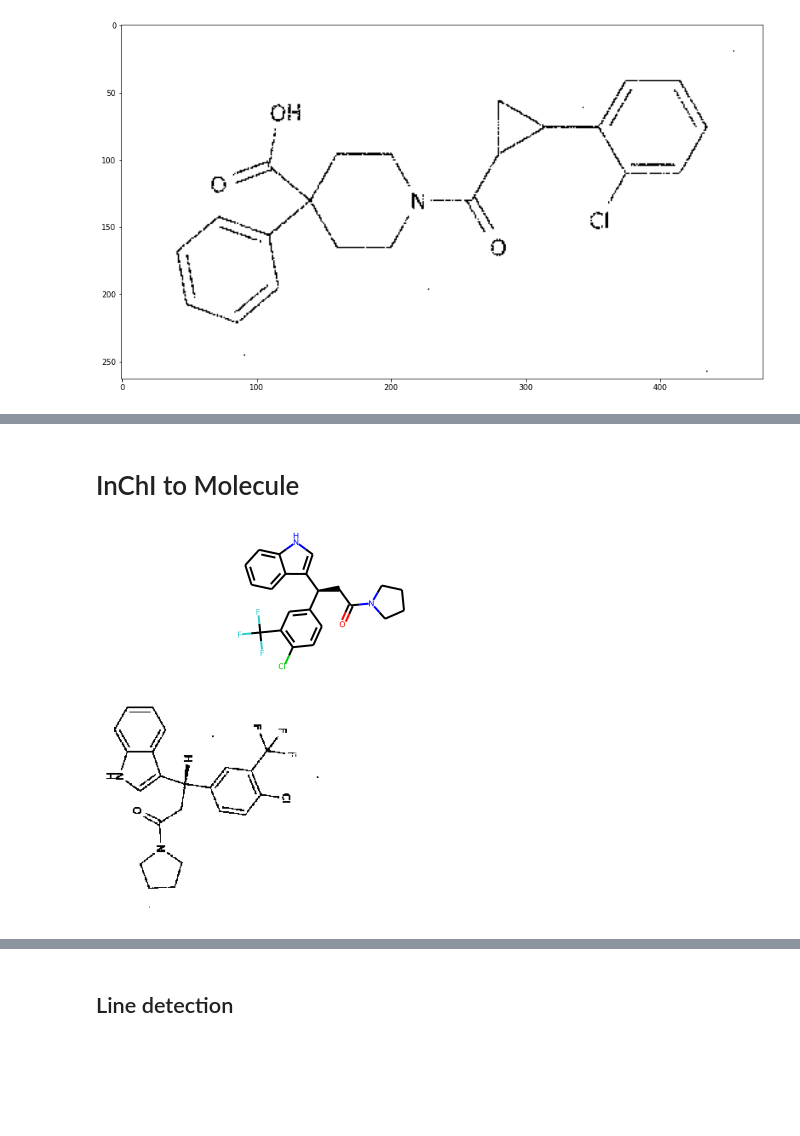
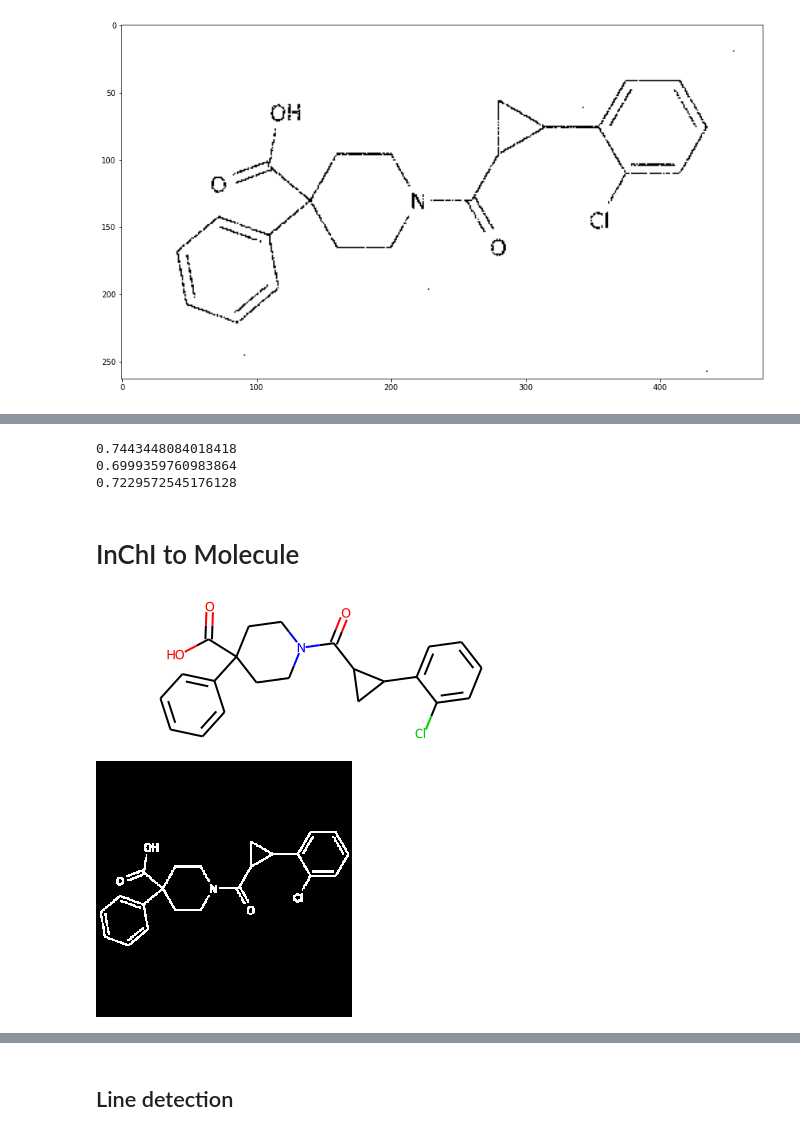
Before and after one commit to VirkSaab/MolecularTranslation, a Jupyter notebook: corner_detection.ipynb, the cells around one changed output, grey strips where cells are left out. Drawn from its saved outputs; the diff is of its cells as text; code cells hidden in the pictures; blank space fills up the shorter version.

```diff
--- a/corner_detection.ipynb
+++ b/corner_detection.ipynb
@@ -44,2 +176,10 @@ plt.imshow(img, cmap='gray')
+# %%
+print(ssim(inp_img, inchi_img).mean())
+print(ssim(inp_img, np.rot90(inchi_img)).mean())
+print(ssim(inp_img, np.flip(inchi_img)).mean())
+# %% [output]
+0.7443448084018418
+0.6999359760983864
+0.7229572545176128
 # %% [markdown]
 # InChI to Molecule
@@ -50,16 +186,14 @@ from rdkit.Chem.Draw import IPythonConsole
 # %%
-imgpath = next(train_imgpaths)
+# imgpath = next(train_imgpaths)
 inchi_string = traindf[traindf.image_id == imgpath.stem]["InChI"].values[0]
 chem_obj = Chem.MolFromInchi(inchi_string)
 chem_obj
 # %% [output]
-[figure, old version]
+[figure, new version]
-# %%
-img = plt.imread(imgpath)
-plt.imshow(255-preprocess_image(img), cmap='gray')
-plt.axis('off');
-# %% [output]
-[figure, removed]
+# %%
+preprocess_image(imgpath)
+# %% [output]
+[figure, added]
 # %%
 oimg = np.array(Draw.MolToImage(chem_obj))
 # %%
```
Also changed, not shown: parts of 19 cells of this notebook, 11 other files.
